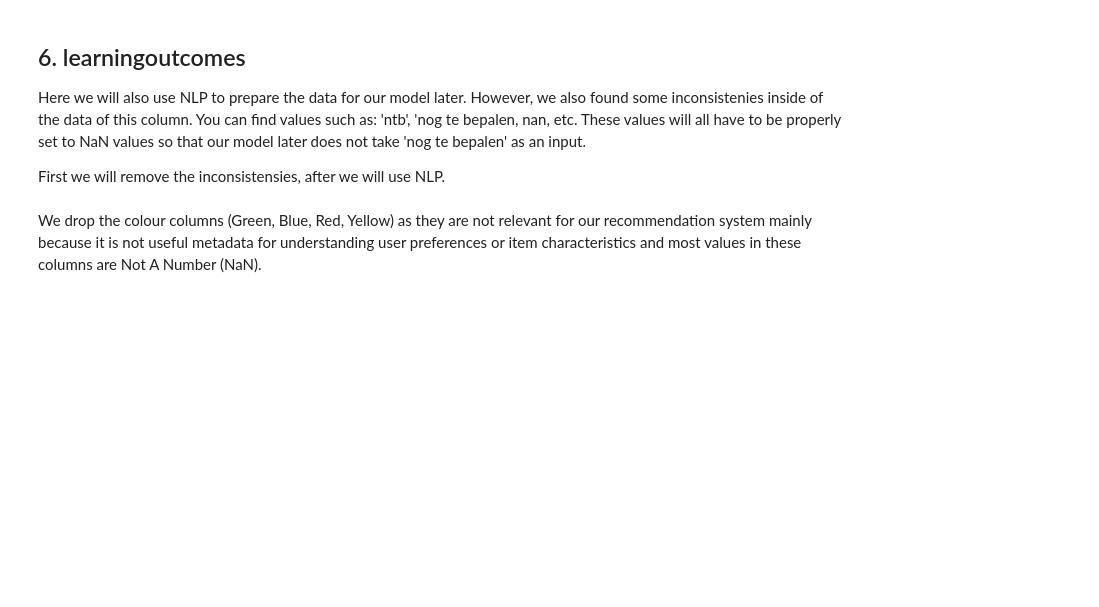
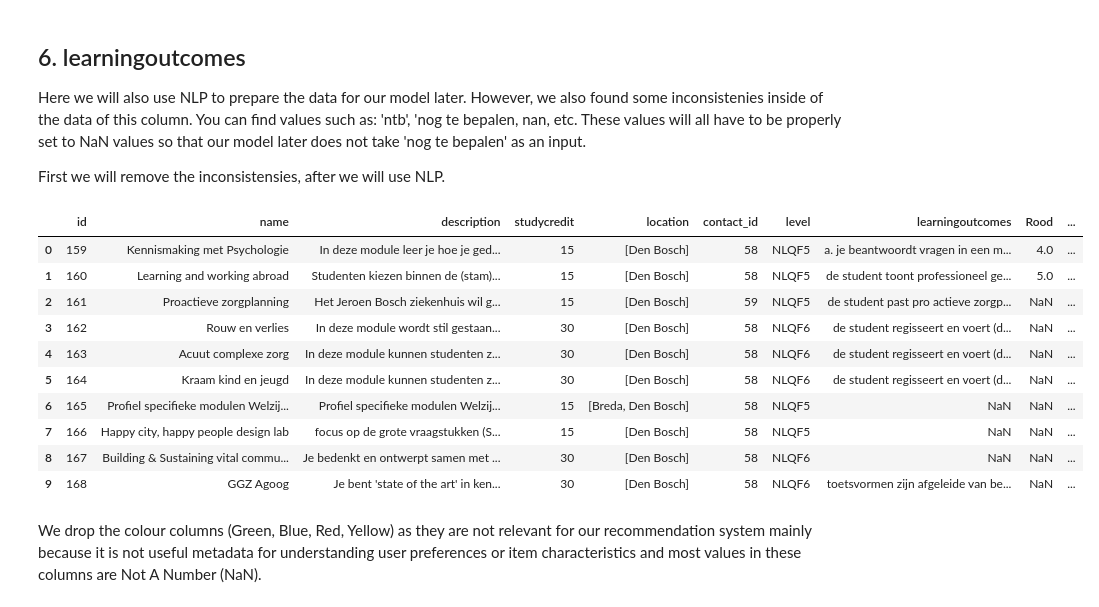
Before and after one commit to DanielvG-IT/Avans, a Jupyter notebook: Notebooks/02_data_cleaning.ipynb, the cells around one changed output. Saved outputs shown, nothing was run; the diff lists cells and outputs as text; code cells hidden in the pictures; blank space fills up the shorter version.

```diff
--- a/Notebooks/02_data_cleaning.ipynb
+++ b/Notebooks/02_data_cleaning.ipynb
@@ -134,5 +136,35 @@ dataset.head(100)
 Here we will also use NLP to prepare the data for our model later. However, we also found some inconsistenies inside of the data of this column. You can find values such as: 'ntb', 'nog te bepalen, nan, etc. These values will all have to be properly set to NaN values so that our model later does not take 'nog te bepalen' as an input.
 
 First we will remove the inconsistensies, after we will use NLP.
+# %%
+# What we need to remove/set to np.nan inside of the learningoutcomes column
+error_values_learningoutcomes_contains = ["ntb", "nog niet bekend", "nog te formuleren", "nog nader te bepalen", "nader te bepalen", "nog te bepalen", "n.n.b."]
+error_values_learningoutcomes_specific = ["volgt", "nan"]
+
+# Setting all text to lower casing
+dataset["learningoutcomes"] = dataset["learningoutcomes"].str.lower()
+
+# Looping and setting values to np.nan for contain errors and specific errors
+for val in error_values_learningoutcomes_contains:
+    # Only match the full phrase anywhere in the text
+    dataset.loc[dataset["learningoutcomes"].str.contains(re.escape(val), na=False), "learningoutcomes"] = np.nan
+
+# Now handle the specific list with exact matches
+dataset.loc[dataset["learningoutcomes"].isin(error_values_learningoutcomes_specific), "learningoutcomes"] = np.nan
+
+# Checking is succesful --> number 6, 7, 8 have all been converted to NaN succesfully. Before they were all value: "Nader te bepalen". ALso checked some random locations.
+dataset.head(10)
+# %% [output]
+|  | id | name | description | studycredit | location | contact_id | level | learningoutcomes | Rood | ... |
+| 0 | 159 | Kennismaking met Psychologie | In deze module leer je hoe je ged... | 15 | [Den Bosch] | 58 | NLQF5 | a. je beantwoordt vragen in een m... | 4.0 | ... |
+| 1 | 160 | Learning and working abroad | Studenten kiezen binnen de (stam)... | 15 | [Den Bosch] | 58 | NLQF5 | de student toont professioneel ge... | 5.0 | ... |
+| 2 | 161 | Proactieve zorgplanning | Het Jeroen Bosch ziekenhuis wil g... | 15 | [Den Bosch] | 59 | NLQF5 | de student past pro actieve zorgp... | NaN | ... |
+| 3 | 162 | Rouw en verlies | In deze module wordt stil gestaan... | 30 | [Den Bosch] | 58 | NLQF6 | de student regisseert en voert (d... | NaN | ... |
+| 4 | 163 | Acuut complexe zorg | In deze module kunnen studenten z... | 30 | [Den Bosch] | 58 | NLQF6 | de student regisseert en voert (d... | NaN | ... |
+| 5 | 164 | Kraam kind en jeugd | In deze module kunnen studenten z... | 30 | [Den Bosch] | 58 | NLQF6 | de student regisseert en voert (d... | NaN | ... |
+| 6 | 165 | Profiel specifieke modulen Welzij... | Profiel specifieke modulen Welzij... | 15 | [Breda, Den Bosch] | 58 | NLQF5 | NaN | NaN | ... |
+| 7 | 166 | Happy city, happy people design lab | focus op de grote vraagstukken (S... | 15 | [Den Bosch] | 58 | NLQF5 | NaN | NaN | ... |
+| 8 | 167 | Building & Sustaining vital commu... | Je bedenkt en ontwerpt samen met ... | 30 | [Den Bosch] | 58 | NLQF6 | NaN | NaN | ... |
+| 9 | 168 | GGZ Agoog | Je bent 'state of the art' in ken... | 30 | [Den Bosch] | 58 | NLQF6 | toetsvormen zijn afgeleide van be... | NaN | ... |
 # %% [markdown]
 We drop the colour columns (Green, Blue, Red, Yellow) as they are not relevant for our recommendation system mainly because it is not useful metadata for understanding user preferences or item characteristics and most values in these columns are Not A Number (NaN).
```
Also changed, not shown: parts of 2 cells of this notebook, 1 other file.
